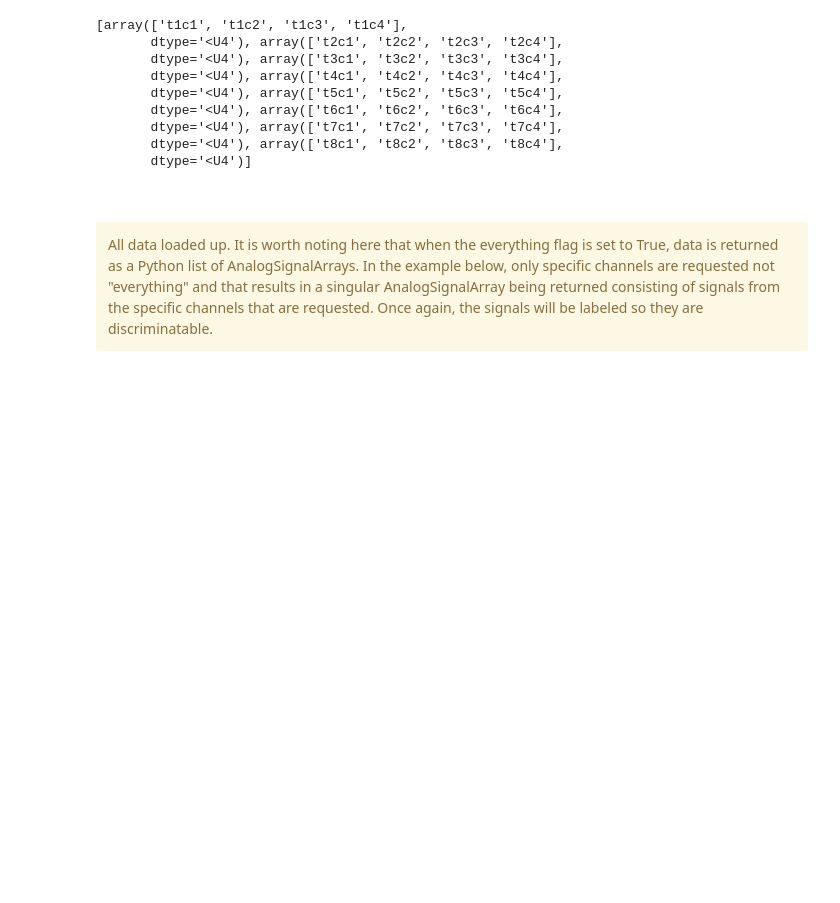
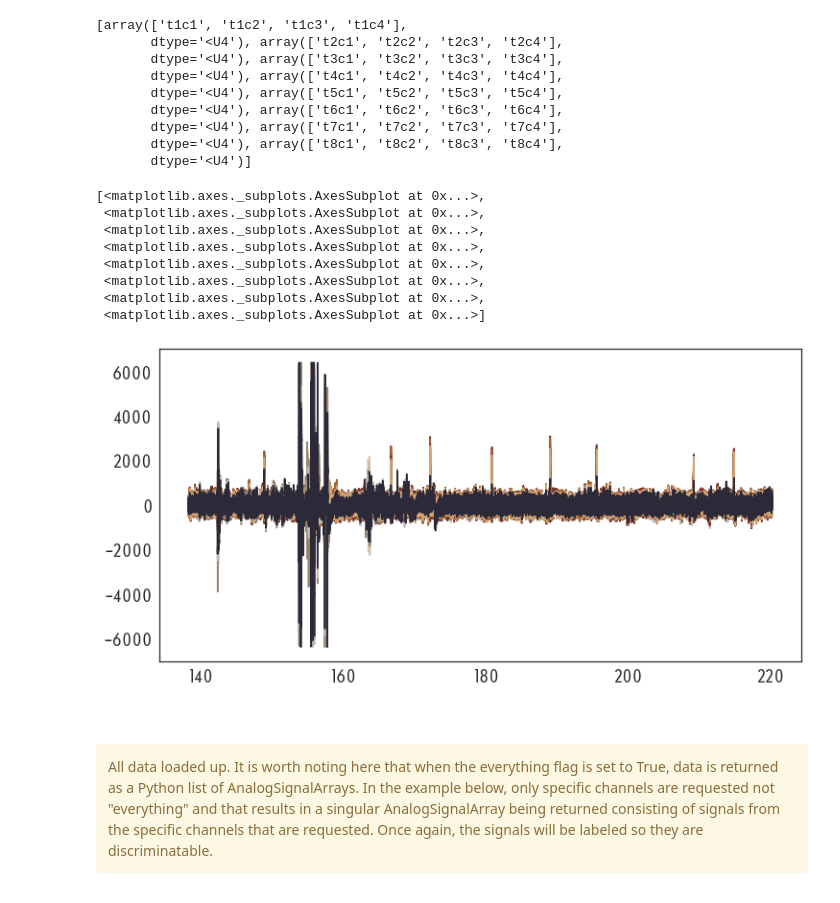
Before and after one commit to eackermann/nelpy, a Jupyter notebook: examples/TrodesImportDemo.ipynb, the cells around one changed output. Saved outputs shown, nothing was run; the diff lists cells and outputs as text; code cells hidden in the pictures; blank space fills up the shorter version.

Commit message:
further documentation...still got a little bit to go...

```diff
--- a/examples/TrodesImportDemo.ipynb
+++ b/examples/TrodesImportDemo.ipynb
@@ -75,6 +76,6 @@ Also, we can disable specific channels that we don't want. E.g. say tetrode 3 ac
 </div>
 # %%
 tetrodes, channels = neltro.load_tetrode_channel_nums("/media/shayok/3TBData/Data/JChuTru/Install/Experiments/unthethered/06-30-2017/install_06-30-2017_00_09_56_merge_sd11.rec",\
-                                                      disable_tetrodes = [3,4], disable_channels=[2,1],\
+                                                      disable_tetrodes = [3,3,4], disable_channels=[2,4,1],\
                                                       verbose = True)
 # %% [output]
@@ -100,6 +101,6 @@ Quick example of how to load up all channels from all tetrodes from a recording
 # %%
 tetrodes, _ = neltro.load_tetrode_channel_nums("/home/shayok/Documents/Code/RippleDetectionAnalysis/TingData/Kant_stimulation_two_channel14_5_27.rec")
 asa = neltro.load_wideband_lfp_rec("/home/shayok/Documents/Code/RippleDetectionAnalysis/TingData/Kant_stimulation_two_channel14_5_27.rec",\
-                      "/home/shayok/Documents/Code/trodes/", tetrode = tetrodes, everything = True, verbose = True)
+                      "/home/shayok/Documents/Code/trodes/", tetrode = tetrodes, everything = True)
 asa
 # %% [output]
@@ -162,3 +127,16 @@ Done
+# %%
+#plot! All 32 channels are plotted here overlaid
+[npl.plot(tetrode) for tetrode in asa]
+# %% [output]
+[<matplotlib.axes._subplots.AxesSubplot at 0x...>,
+ <matplotlib.axes._subplots.AxesSubplot at 0x...>,
+ <matplotlib.axes._subplots.AxesSubplot at 0x...>,
+ <matplotlib.axes._subplots.AxesSubplot at 0x...>,
+ <matplotlib.axes._subplots.AxesSubplot at 0x...>,
+ <matplotlib.axes._subplots.AxesSubplot at 0x...>,
+ <matplotlib.axes._subplots.AxesSubplot at 0x...>,
+ <matplotlib.axes._subplots.AxesSubplot at 0x...>]
+[figure, added]
 # %% [markdown]
 <br><div class="alert alert-warning">
 All data loaded up. It is worth noting here that when the everything flag is set to True, data is returned as a Python list of AnalogSignalArrays. In the example below, only specific channels are requested not "everything" and that results in a singular AnalogSignalArray being returned consisting of signals from the specific channels that are requested. Once again, the signals will be labeled so they are discriminatable.
```
Also changed, not shown: parts of 16 cells of this notebook, 1 other file.
